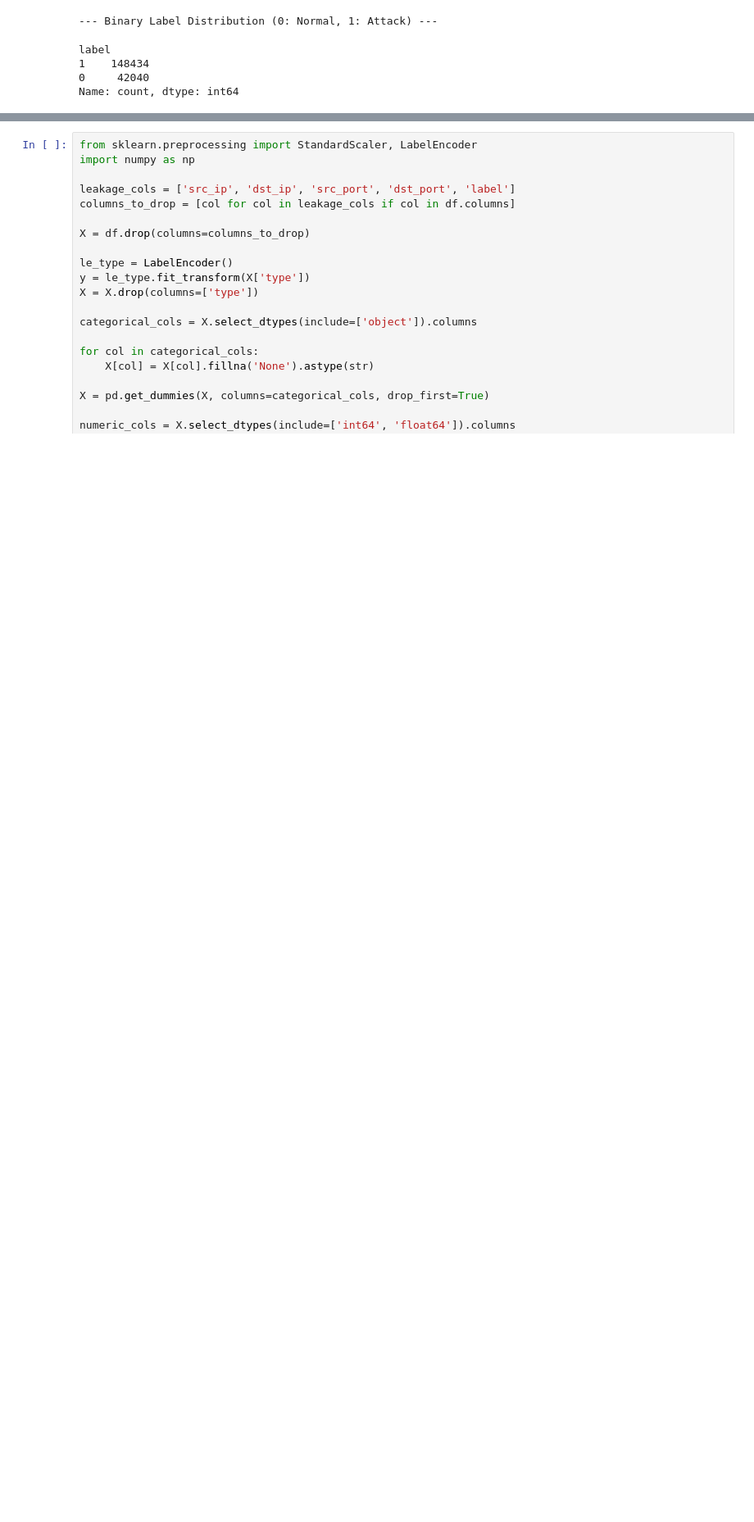
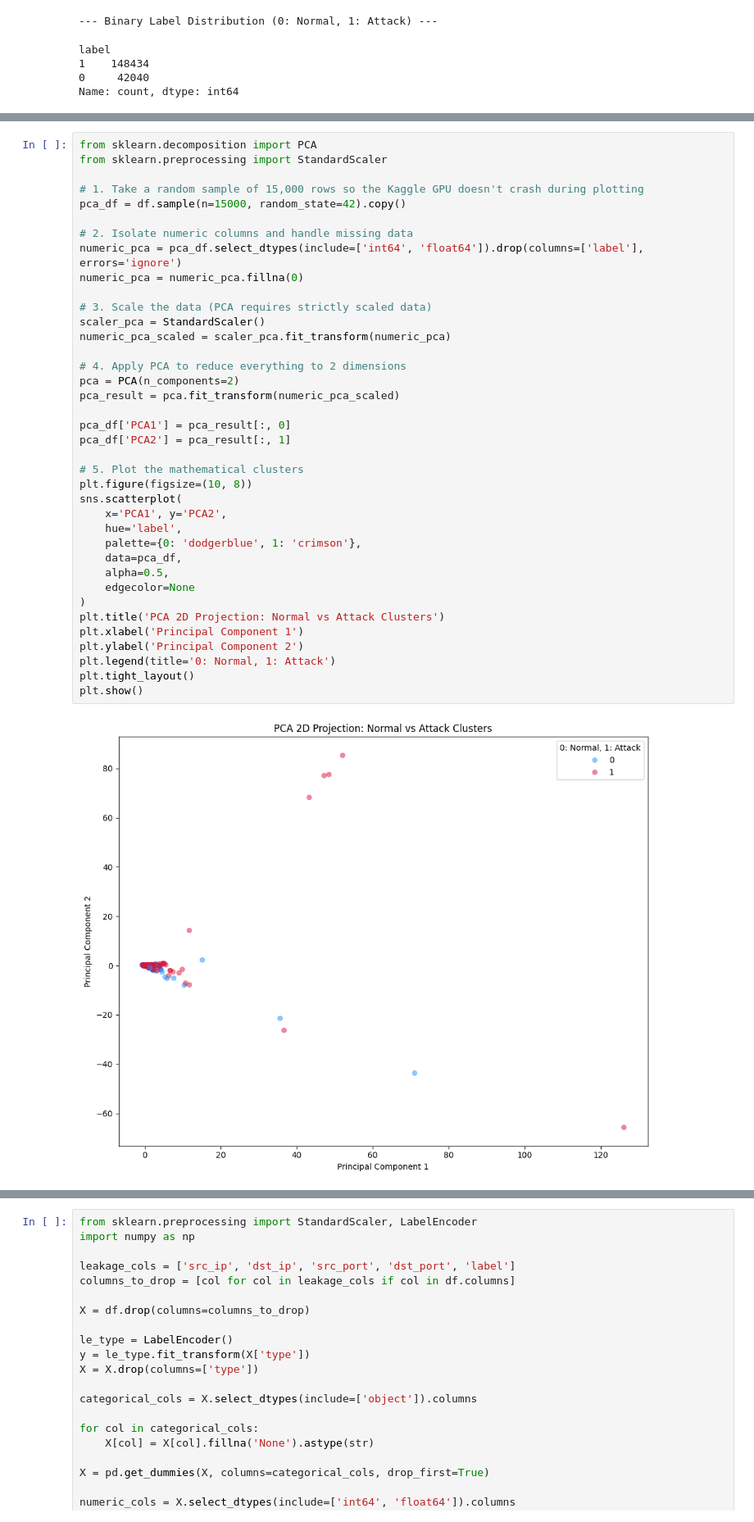
Before and after one commit to MahmoudMans/ton_iot_dataset, a Jupyter notebook: project-ton-iotnetwork-cnn.ipynb, the cells around one changed output, grey strips where cells are left out. Shown at 82% size. Saved outputs shown, nothing was run; the diff lists cells and outputs as text; blank space fills up the shorter version.

```diff
--- a/project-ton-iotnetwork-cnn.ipynb
+++ b/project-ton-iotnetwork-cnn.ipynb
@@ -110,0 +184,40 @@ Name: count, dtype: int64
+# %%
+from sklearn.decomposition import PCA
+from sklearn.preprocessing import StandardScaler
+
+# 1. Take a random sample of 15,000 rows so the Kaggle GPU doesn't crash during plotting
+pca_df = df.sample(n=15000, random_state=42).copy()
+
+# 2. Isolate numeric columns and handle missing data
+numeric_pca = pca_df.select_dtypes(include=['int64', 'float64']).drop(columns=['label'], errors='ignore')
+numeric_pca = numeric_pca.fillna(0)
+
+# 3. Scale the data (PCA requires strictly scaled data)
+scaler_pca = StandardScaler()
+numeric_pca_scaled = scaler_pca.fit_transform(numeric_pca)
+
+# 4. Apply PCA to reduce everything to 2 dimensions
+pca = PCA(n_components=2)
+pca_result = pca.fit_transform(numeric_pca_scaled)
+
+pca_df['PCA1'] = pca_result[:, 0]
+pca_df['PCA2'] = pca_result[:, 1]
+
+# 5. Plot the mathematical clusters
+plt.figure(figsize=(10, 8))
+sns.scatterplot(
+    x='PCA1', y='PCA2',
+    hue='label',
+    palette={0: 'dodgerblue', 1: 'crimson'},
+    data=pca_df,
+    alpha=0.5,
+    edgecolor=None
+)
+plt.title('PCA 2D Projection: Normal vs Attack Clusters')
+plt.xlabel('Principal Component 1')
+plt.ylabel('Principal Component 2')
+plt.legend(title='0: Normal, 1: Attack')
+plt.tight_layout()
+plt.show()
+# %% [output]
+[figure, added]
```
Also changed, not shown: parts of 55 cells of this notebook.
